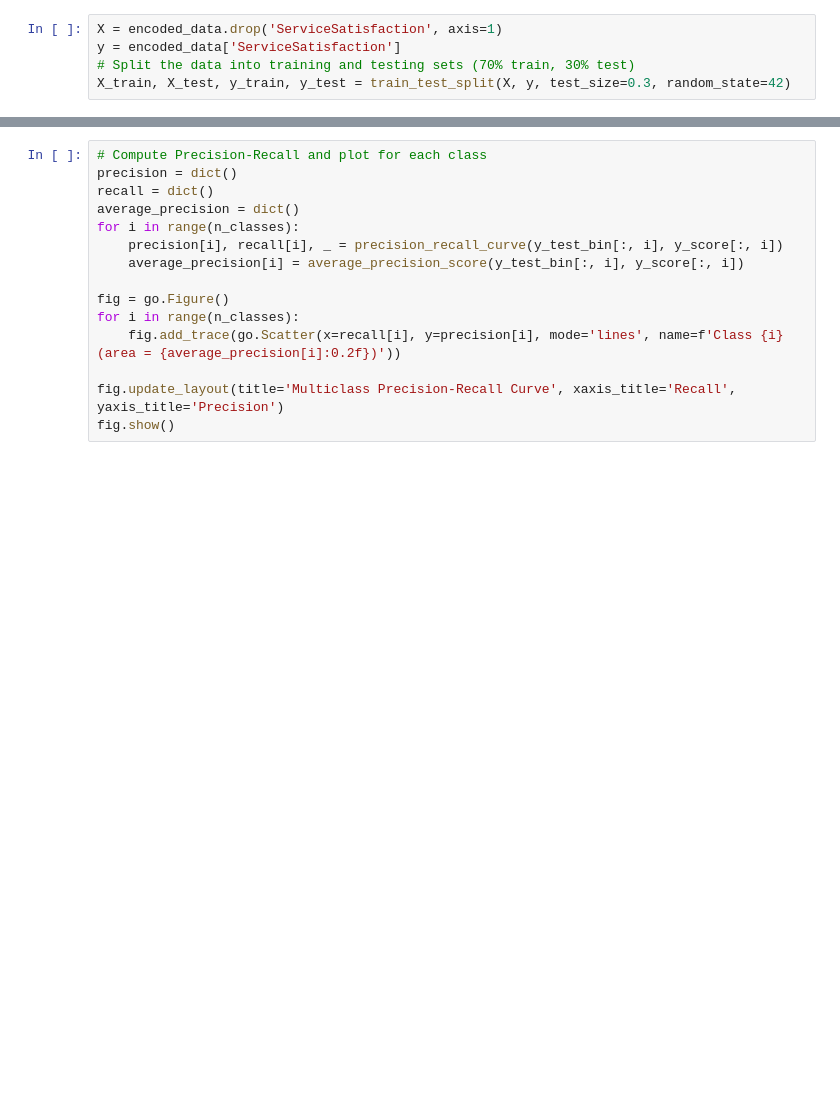
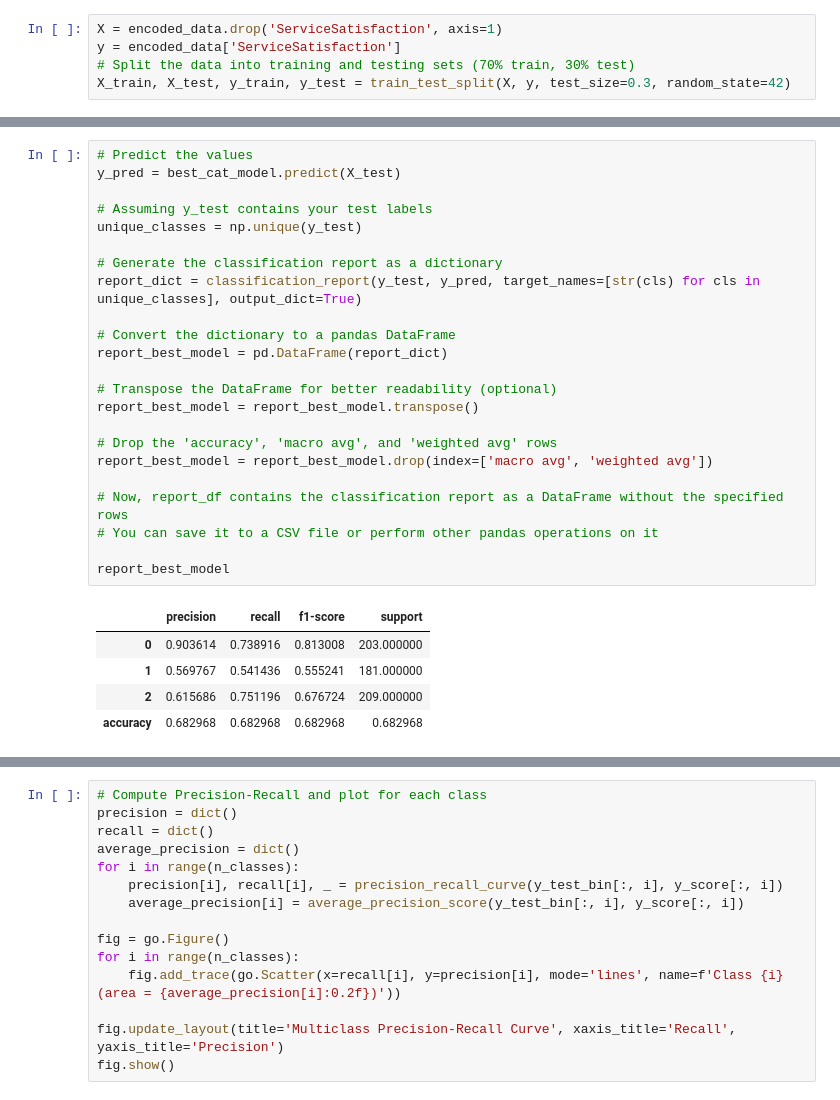
Before and after one commit to ogambamaria/clm_app, a Jupyter notebook: clm_app.ipynb, the cells around one changed output, grey strips where cells are left out. Cells and saved outputs as stored; diff of their text form; blank space fills up the shorter version.

```diff
--- a/clm_app.ipynb
+++ b/clm_app.ipynb
@@ -594,3 +662,32 @@ report_best_model
+# %%
+# Predict the values
+y_pred = best_cat_model.predict(X_test)
+
+# Assuming y_test contains your test labels
+unique_classes = np.unique(y_test)
+
+# Generate the classification report as a dictionary
+report_dict = classification_report(y_test, y_pred, target_names=[str(cls) for cls in unique_classes], output_dict=True)
+
+# Convert the dictionary to a pandas DataFrame
+report_best_model = pd.DataFrame(report_dict)
+
+# Transpose the DataFrame for better readability (optional)
+report_best_model = report_best_model.transpose()
+
+# Drop the 'accuracy', 'macro avg', and 'weighted avg' rows
+report_best_model = report_best_model.drop(index=['macro avg', 'weighted avg'])
+
+# Now, report_df contains the classification report as a DataFrame without the specified rows
+# You can save it to a CSV file or perform other pandas operations on it
+
+report_best_model
+# %% [output]
+|  | precision | recall | f1-score | support |
+| 0 | 0.903614 | 0.738916 | 0.813008 | 203.000000 |
+| 1 | 0.569767 | 0.541436 | 0.555241 | 181.000000 |
+| 2 | 0.615686 | 0.751196 | 0.676724 | 209.000000 |
+| accuracy | 0.682968 | 0.682968 | 0.682968 | 0.682968 |
 # %%
 # Assuming y_test2 is not already binarized
 n_classes = len(np.unique(y_test))
```
Also changed, not shown: parts of 16 cells of this notebook, 19 other files.
